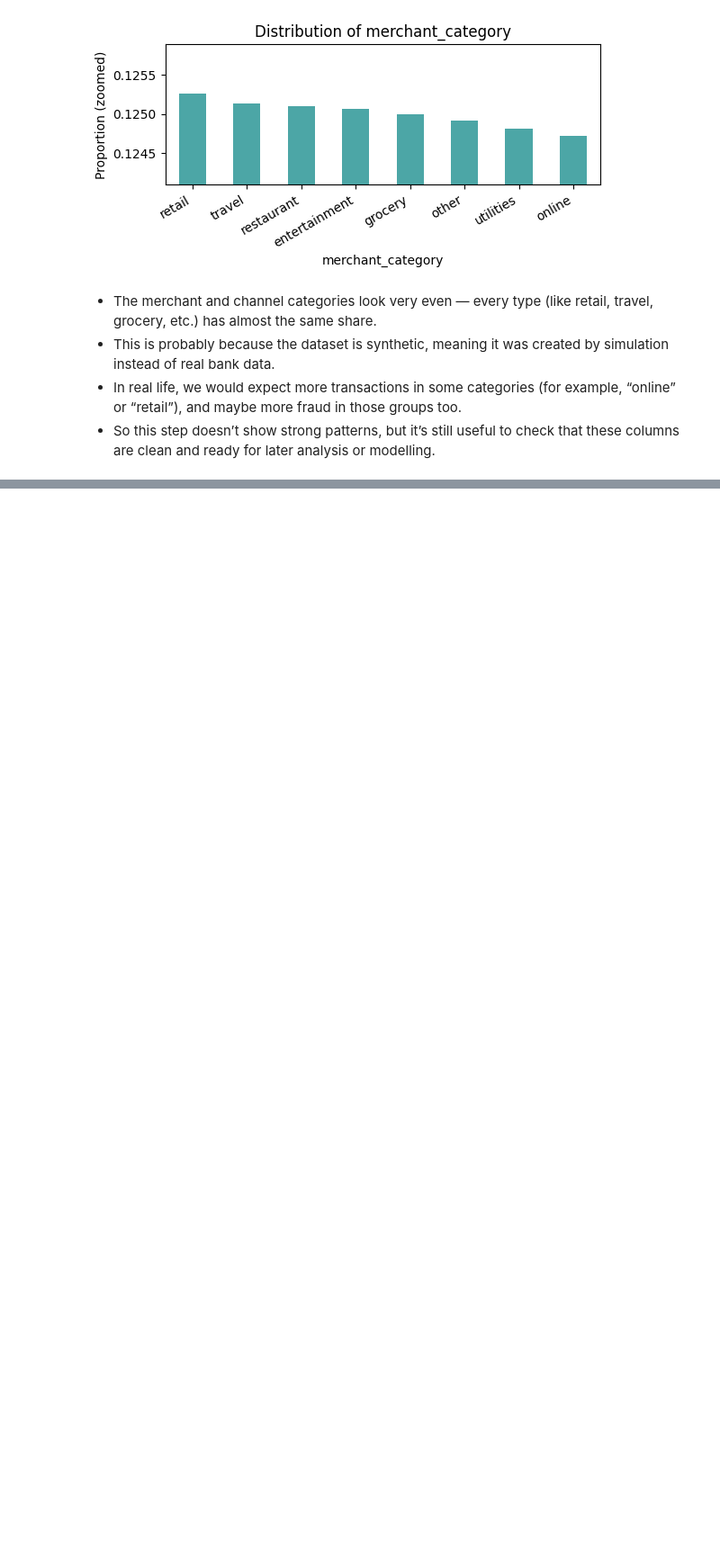
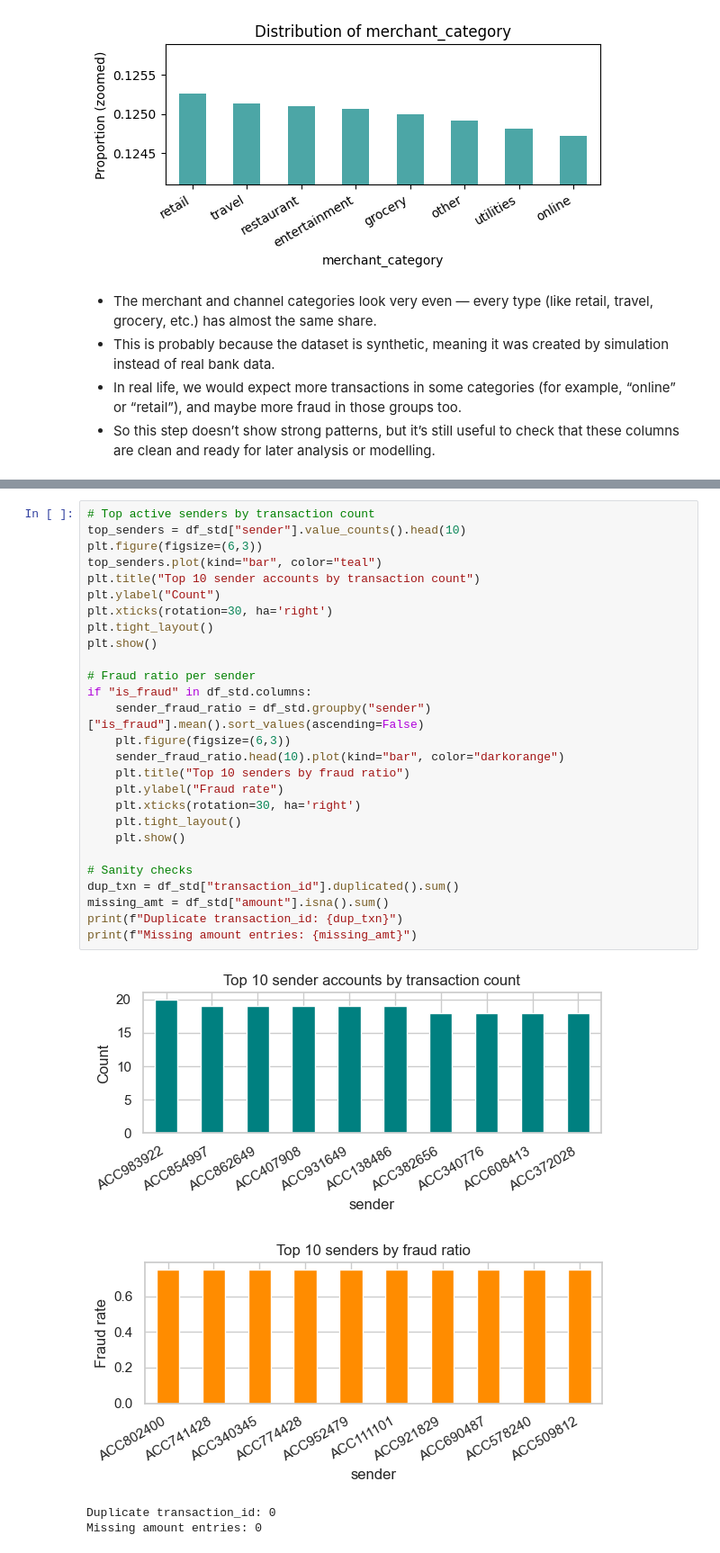
Before and after one commit to nora-li-ds/Agent-Based-Modelling-for-Scam-Spread, a Jupyter notebook: notebooks/01_data_exploration.ipynb, the cells around one changed output, grey strips where cells are left out. Shown: that part at 90% size. Drawn from its saved outputs; the diff is of its cells as text; blank space fills up the shorter version.

```diff
--- a/notebooks/01_data_exploration.ipynb
+++ b/notebooks/01_data_exploration.ipynb
@@ -326,0 +434,32 @@ else:
+# %%
+# Top active senders by transaction count
+top_senders = df_std["sender"].value_counts().head(10)
+plt.figure(figsize=(6,3))
+top_senders.plot(kind="bar", color="teal")
+plt.title("Top 10 sender accounts by transaction count")
+plt.ylabel("Count")
+plt.xticks(rotation=30, ha='right')
+plt.tight_layout()
+plt.show()
+
+# Fraud ratio per sender
+if "is_fraud" in df_std.columns:
+    sender_fraud_ratio = df_std.groupby("sender")["is_fraud"].mean().sort_values(ascending=False)
+    plt.figure(figsize=(6,3))
+    sender_fraud_ratio.head(10).plot(kind="bar", color="darkorange")
+    plt.title("Top 10 senders by fraud ratio")
+    plt.ylabel("Fraud rate")
+    plt.xticks(rotation=30, ha='right')
+    plt.tight_layout()
+    plt.show()
+
+# Sanity checks
+dup_txn = df_std["transaction_id"].duplicated().sum()
+missing_amt = df_std["amount"].isna().sum()
+print(f"Duplicate transaction_id: {dup_txn}")
+print(f"Missing amount entries: {missing_amt}")
+# %% [output]
+[figure, added]
+[figure, added]
+Duplicate transaction_id: 0
+Missing amount entries: 0
```
Also changed, not shown: parts of 20 cells of this notebook, 2 other files.
